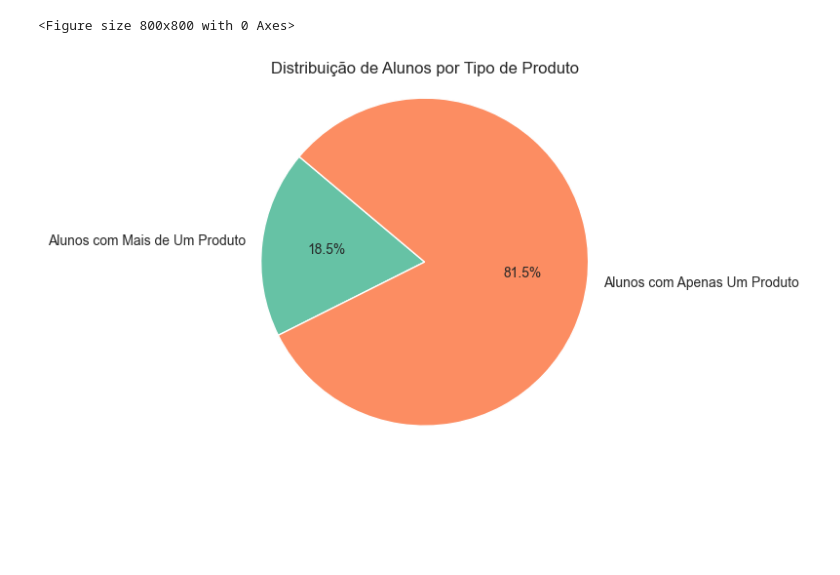
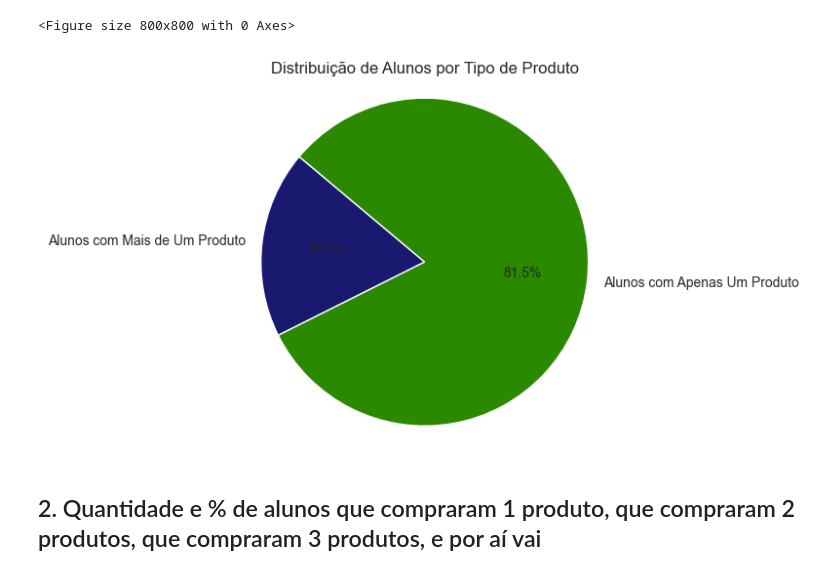
Before and after one commit to Wanderson-Goncalves/Desafio_Analise_de_Dados_de_Processo_Seletivo, a Jupyter notebook: analise_dados.ipynb, the cells around one changed output. Cells and saved outputs as stored; diff of their text form; code cells hidden in the pictures; blank space fills up the shorter version.

Commit message:
porcertagem distribuição produtos

```diff
--- a/analise_dados.ipynb
+++ b/analise_dados.ipynb
@@ -135,9 +135,11 @@ plt.figure(figsize=(8, 8))
 <Figure size 800x800 with 0 Axes>
 <Figure size 800x800 with 0 Axes>
 # %%
-plt.pie(dados_grafico['Quantidade'], labels=dados_grafico['Tipo de Lunos'], autopct='%1.1f%%', startangle=140, colors=['#66c2a5', '#fc8d62'])
+plt.pie(dados_grafico['Quantidade'], labels=dados_grafico['Tipo de Lunos'], autopct='%1.1f%%', startangle=140, colors=['#191970', '#2b8900'])
 plt.title('Distribuição de Alunos por Tipo de Produto')
 plt.axis('equal')
 plt.show()
 # %% [output]
-[figure, old version]
+[figure, new version]
+# %% [markdown]
+## 2. Quantidade e % de alunos que compraram 1 produto, que compraram 2 produtos, que compraram 3 produtos, e por aí vai
```
Also changed, not shown: parts of 6 cells of this notebook.
